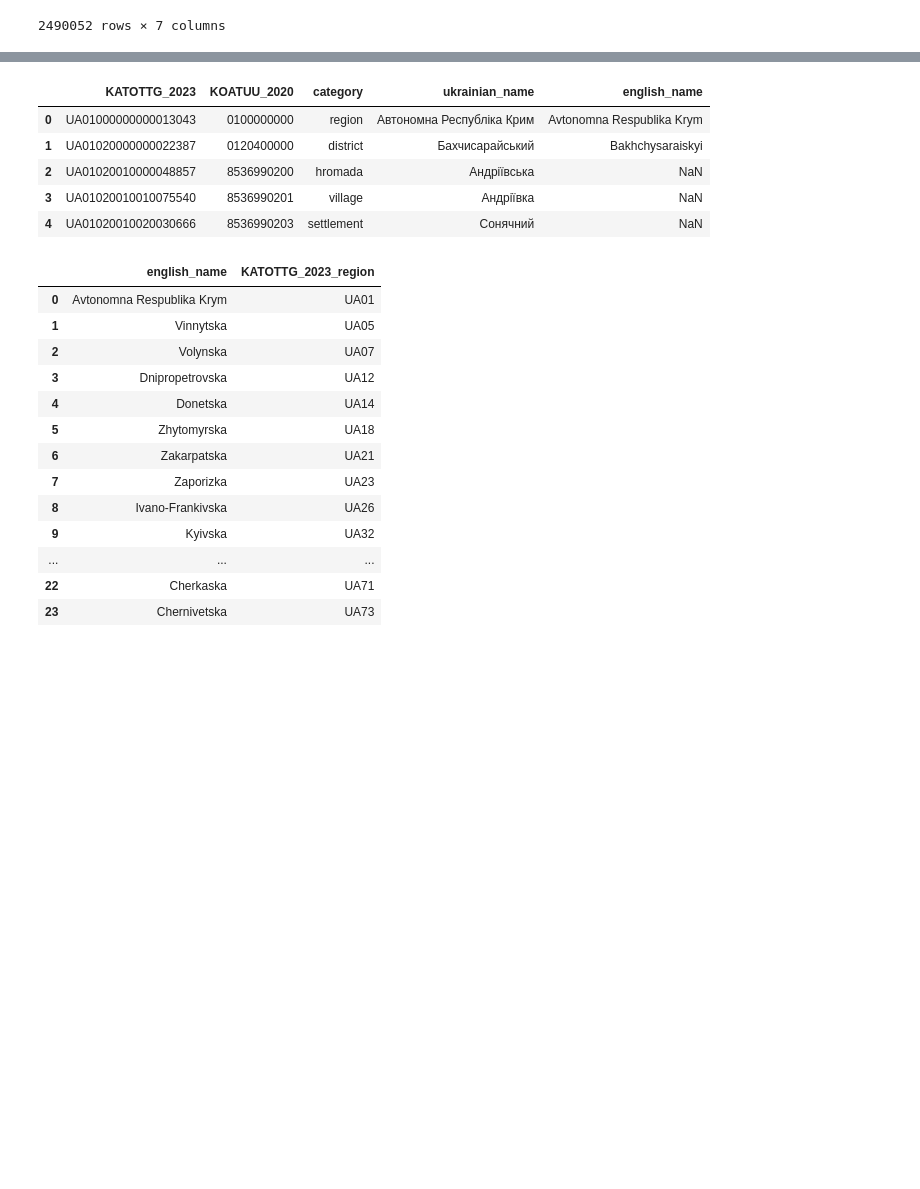
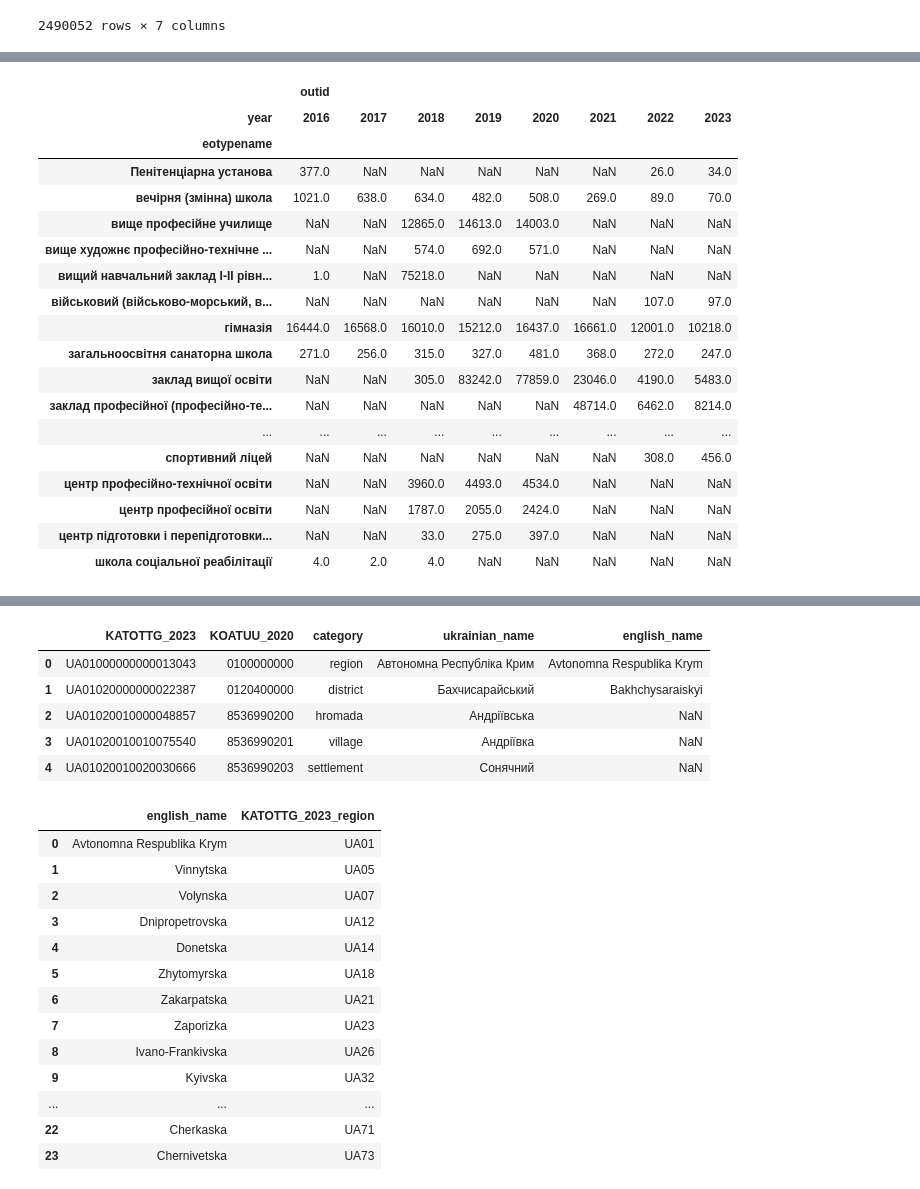
Before and after one commit to DataResponsibly/ZNO-Dataset, a Jupyter notebook: notebooks/analyses/paper_data.ipynb, the cells around one changed output, grey strips where cells are left out. Drawn from its saved outputs; the diff is of its cells as text; code cells hidden in the pictures; blank space fills up the shorter version.

```diff
--- a/notebooks/analyses/paper_data.ipynb
+++ b/notebooks/analyses/paper_data.ipynb
@@ -31,0 +48,3 @@ df_students
+# %%
+df_schools = pd.read_csv('../tables_creation/final_tables/schools_edrpou.csv', dtype={'KATOTTG_2023': str, 'EDRPOU': str})
+df_schools
@@ -31,0 +65,5 @@ df_students
+# %%
+df_schools = df_schools.rename(columns={'EDRPOU':'EDRPOU_school'})
+# %%
+df_students_schools = df_students.merge(df_schools[['EDRPOU_school', 'year', 'eotypename']], on = ['EDRPOU_school', 'year'], how = 'left')
+df_students_schools
@@ -31,0 +84,23 @@ df_students
+# %%
+pivot = pd.pivot_table(df_students_schools, index = ['eotypename'], columns = ['year'], values=['outid'], aggfunc='count')
+pivot
+# %% [output]
+|  | outid |  |  |  |  |  |  |  |
+| year | 2016 | 2017 | 2018 | 2019 | 2020 | 2021 | 2022 | 2023 |
+| eotypename |  |  |  |  |  |  |  |  |
+| Пенітенціарна установа | 377.0 | NaN | NaN | NaN | NaN | NaN | 26.0 | 34.0 |
+| вечірня (змінна) школа | 1021.0 | 638.0 | 634.0 | 482.0 | 508.0 | 269.0 | 89.0 | 70.0 |
+| вище професійне училище | NaN | NaN | 12865.0 | 14613.0 | 14003.0 | NaN | NaN | NaN |
+| вище художнє професійно-технічне ... | NaN | NaN | 574.0 | 692.0 | 571.0 | NaN | NaN | NaN |
+| вищий навчальний заклад I-II рівн... | 1.0 | NaN | 75218.0 | NaN | NaN | NaN | NaN | NaN |
+| військовий (військово-морський, в... | NaN | NaN | NaN | NaN | NaN | NaN | 107.0 | 97.0 |
+| гімназія | 16444.0 | 16568.0 | 16010.0 | 15212.0 | 16437.0 | 16661.0 | 12001.0 | 10218.0 |
+| загальноосвітня санаторна школа | 271.0 | 256.0 | 315.0 | 327.0 | 481.0 | 368.0 | 272.0 | 247.0 |
+| заклад вищої освіти | NaN | NaN | 305.0 | 83242.0 | 77859.0 | 23046.0 | 4190.0 | 5483.0 |
+| заклад професійної (професійно-те... | NaN | NaN | NaN | NaN | NaN | 48714.0 | 6462.0 | 8214.0 |
+| ... | ... | ... | ... | ... | ... | ... | ... | ... |
+| спортивний ліцей | NaN | NaN | NaN | NaN | NaN | NaN | 308.0 | 456.0 |
+| центр професійно-технічної освіти | NaN | NaN | 3960.0 | 4493.0 | 4534.0 | NaN | NaN | NaN |
+| центр професійної освіти | NaN | NaN | 1787.0 | 2055.0 | 2424.0 | NaN | NaN | NaN |
+| центр підготовки і перепідготовки... | NaN | NaN | 33.0 | 275.0 | 397.0 | NaN | NaN | NaN |
+| школа соціальної реабілітації | 4.0 | 2.0 | 4.0 | NaN | NaN | NaN | NaN | NaN |
```
Also changed, not shown: parts of 37 cells of this notebook.
